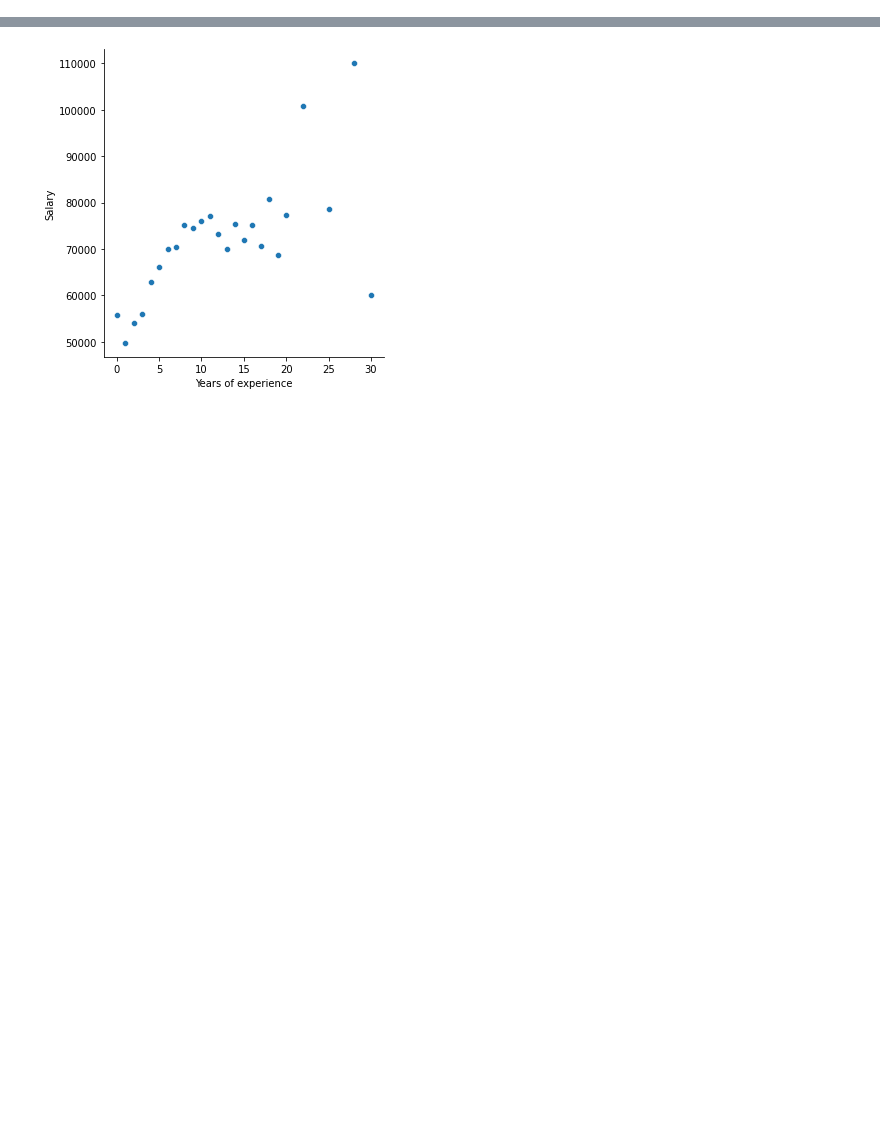
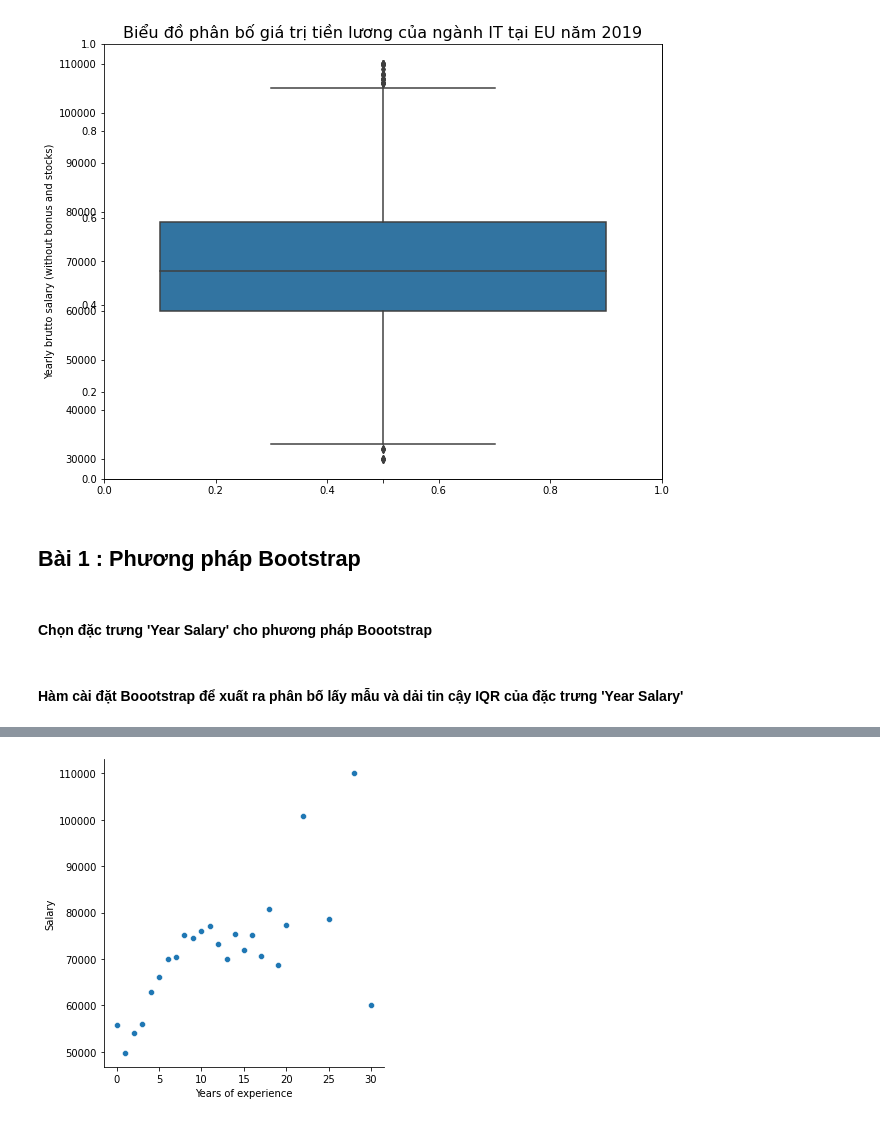
Before and after one commit to PVCuong2001/GK_KHDL, a Jupyter notebook: Bai2.ipynb, the cells around one changed output, grey strips where cells are left out. Cells and saved outputs as stored; diff of their text form; code cells hidden in the pictures; blank space fills up the shorter version.

```diff
--- a/Bai2.ipynb
+++ b/Bai2.ipynb
@@ -245,0 +79,13 @@ g = sns.relplot(data=tips, x="Age", y="Salary")
+# %%
+salary = remove_outliers(dfsalaries, 'Yearly brutto salary (without bonus and stocks)')
+fig = plt.figure(figsize= (10, 8))
+plt.title('Biểu đồ phân bố giá trị tiền lương của ngành IT tại EU năm 2019', fontsize= 16)
+axs = fig.subplots()
+sns.boxplot(data = salary, y= 'Yearly brutto salary (without bonus and stocks)')
+plt.show()
+# %% [output]
+[figure, added]
+# %% [markdown]
+## Bài 1  : Phương pháp Bootstrap
+# %% [markdown]
+#### Chọn đặc trưng 'Year Salary' cho phương pháp Boootstrap
@@ -245,0 +95,2 @@ g = sns.relplot(data=tips, x="Age", y="Salary")
+# %% [markdown]
+#### Hàm cài đặt Boootstrap để xuất ra phân bố lấy mẫu và dải tin cậy IQR của đặc trưng 'Year Salary'
```
Also changed, not shown: parts of 59 cells of this notebook, 3 other files.
